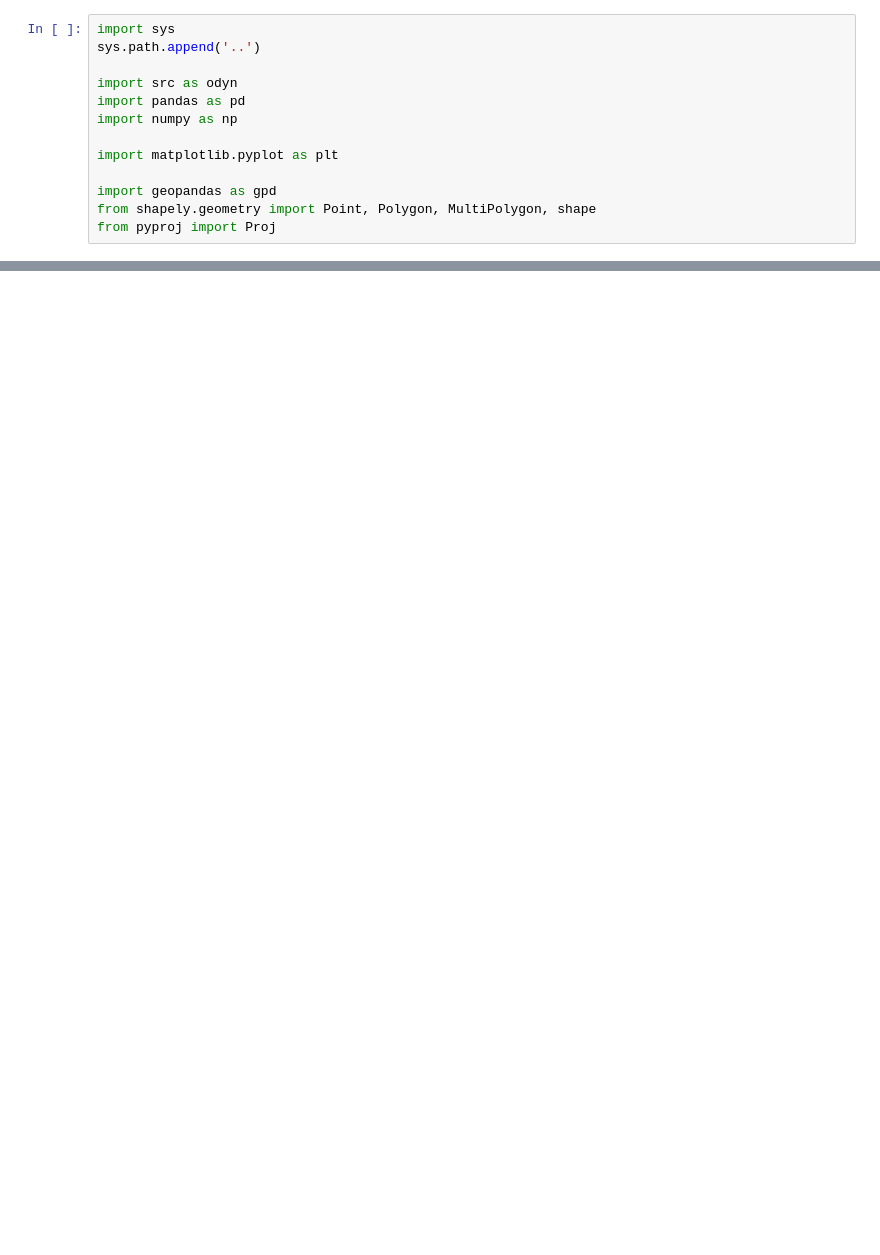
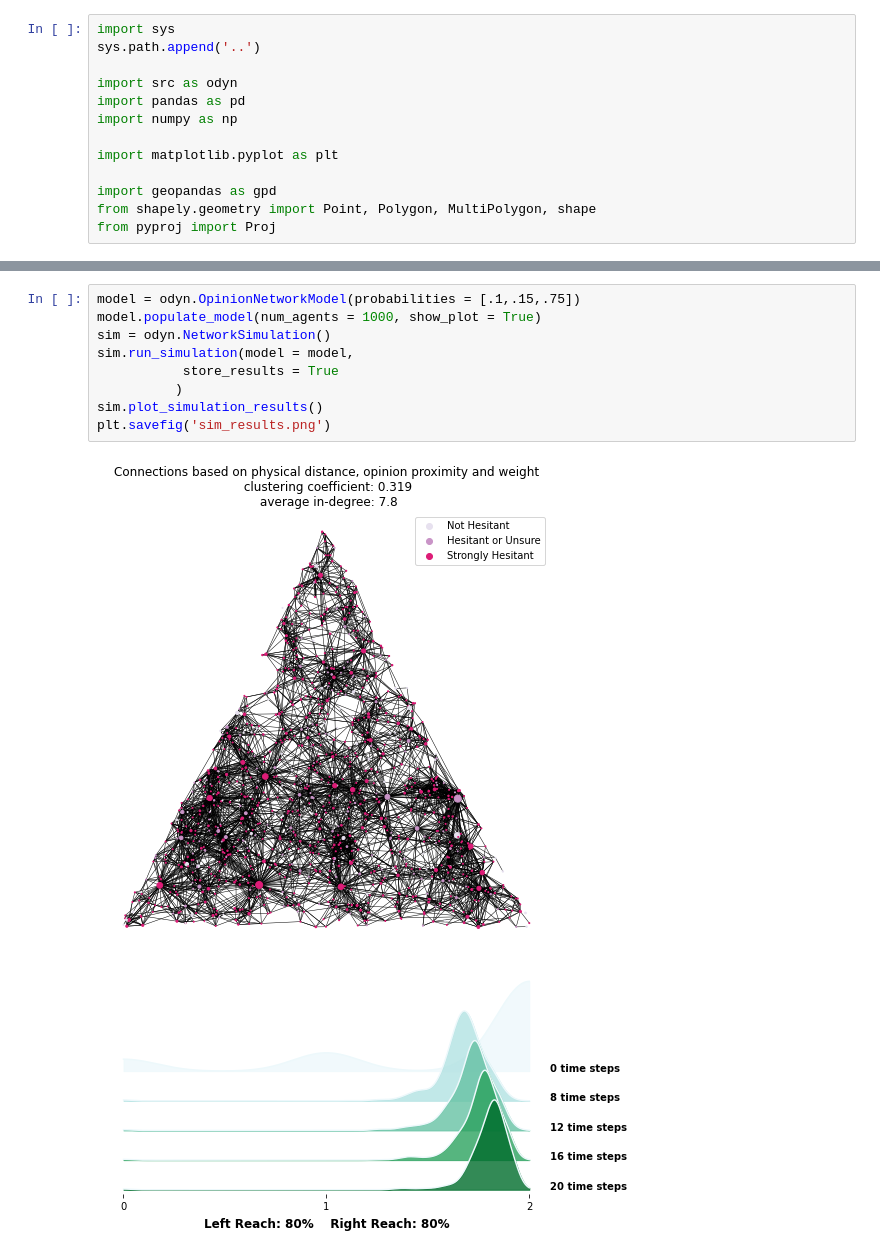
Before and after one commit to MicahRP/ODyN, a Jupyter notebook: notebooks/parameter_space_exploration.ipynb, the cells around one changed output, grey strips where cells are left out. Cells and saved outputs as stored; diff of their text form; blank space fills up the shorter version.

```diff
--- a/notebooks/parameter_space_exploration.ipynb
+++ b/notebooks/parameter_space_exploration.ipynb
@@ -28,0 +45,12 @@ odyn.plot_mean_beliefs(sim.results)
+# %%
+model = odyn.OpinionNetworkModel(probabilities = [.1,.15,.75])
+model.populate_model(num_agents = 1000, show_plot = True)
+sim = odyn.NetworkSimulation()
+sim.run_simulation(model = model,
+           store_results = True
+          )
+sim.plot_simulation_results()
+plt.savefig('sim_results.png')
+# %% [output]
+[figure, added]
+[figure, added]
```
Also changed, not shown: parts of 11 cells of this notebook, 1 other file.
